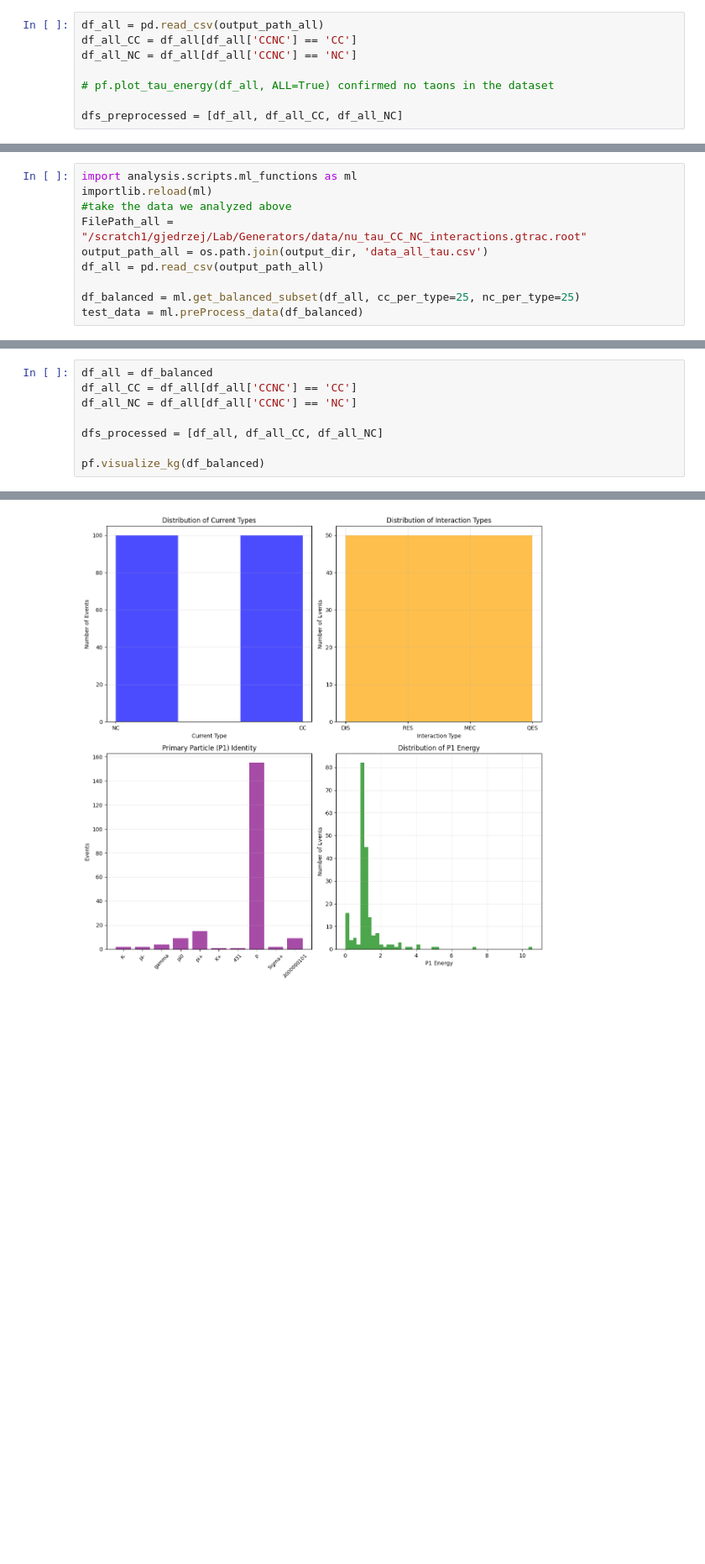
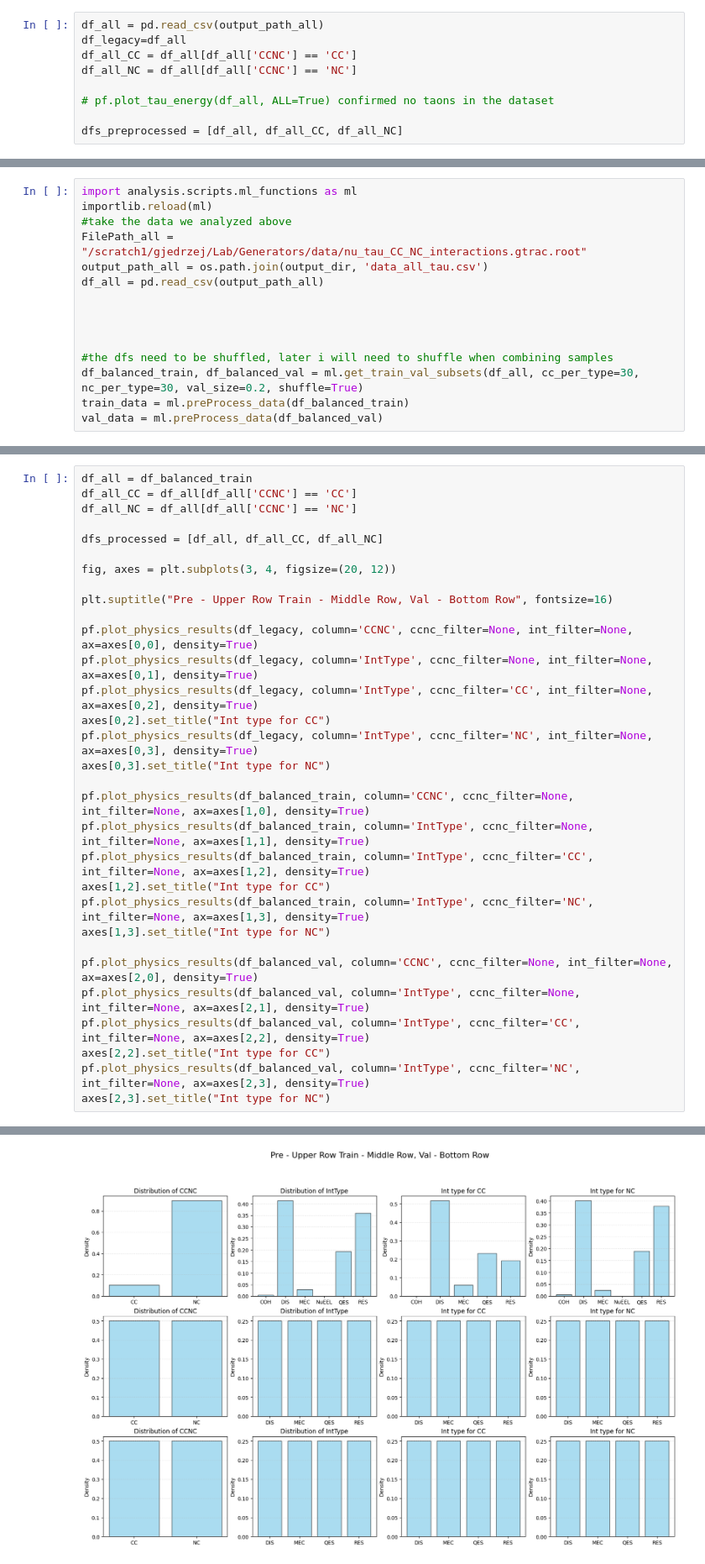
Before and after one commit to PasiekaFUW/Masters_Thesis, a Jupyter notebook: Lab/analysis/NN.ipynb, the cells around one changed output, grey strips where cells are left out. Shown at 84% size. Drawn from its saved outputs; the diff is of its cells as text; blank space fills up the shorter version.

```diff
--- a/Lab/analysis/NN.ipynb
+++ b/Lab/analysis/NN.ipynb
@@ -55,6 +60,7 @@ output_path_all = os.path.join(output_dir, 'data_all_tau.csv')
 Histrogramy dla próbek wygenerowanych całościowo (0.5-30 GeV) z rozpadającym się Taonem
 # %%
 df_all = pd.read_csv(output_path_all)
+df_legacy=df_all
 df_all_CC = df_all[df_all['CCNC'] == 'CC']
 df_all_NC = df_all[df_all['CCNC'] == 'NC']
 
@@ -144,6 +150,11 @@ FilePath_all = "/scratch1/gjedrzej/Lab/Generators/data/nu_tau_CC_NC_interactions
 output_path_all = os.path.join(output_dir, 'data_all_tau.csv')
 df_all = pd.read_csv(output_path_all)
 
-df_balanced = ml.get_balanced_subset(df_all, cc_per_type=25, nc_per_type=25)
-test_data = ml.preProcess_data(df_balanced)
+
+
+
+#the dfs need to be shuffled, later i will need to shuffle when combining samples
+df_balanced_train, df_balanced_val = ml.get_train_val_subsets(df_all, cc_per_type=30, nc_per_type=30, val_size=0.2, shuffle=True)
+train_data = ml.preProcess_data(df_balanced_train)
+val_data = ml.preProcess_data(df_balanced_val)
 # %% [output]
@@ -154,11 +167,34 @@ test_data = ml.preProcess_data(df_balanced)
 # Plotting Class Separation Hypothesis AFTER data preprocessing
 Histrogramy dla próbek wygenerowanych całościowo (0.5-30 GeV) z rozpadającym się Taonem
 # %%
-df_all = df_balanced
+df_all = df_balanced_train
 df_all_CC = df_all[df_all['CCNC'] == 'CC']
 df_all_NC = df_all[df_all['CCNC'] == 'NC']
 
 dfs_processed = [df_all, df_all_CC, df_all_NC]
 
-pf.visualize_kg(df_balanced)
+fig, axes = plt.subplots(3, 4, figsize=(20, 12))
+
+plt.suptitle("Pre - Upper Row Train - Middle Row, Val - Bottom Row", fontsize=16)
+
+pf.plot_physics_results(df_legacy, column='CCNC', ccnc_filter=None, int_filter=None, ax=axes[0,0], density=True)
+pf.plot_physics_results(df_legacy, column='IntType', ccnc_filter=None, int_filter=None, ax=axes[0,1], density=True)
+pf.plot_physics_results(df_legacy, column='IntType', ccnc_filter='CC', int_filter=None, ax=axes[0,2], density=True)
+axes[0,2].set_title("Int type for CC")
+pf.plot_physics_results(df_legacy, column='IntType', ccnc_filter='NC', int_filter=None, ax=axes[0,3], density=True)
+axes[0,3].set_title("Int type for NC")
+
+pf.plot_physics_results(df_balanced_train, column='CCNC', ccnc_filter=None, int_filter=None, ax=axes[1,0], density=True)
+pf.plot_physics_results(df_balanced_train, column='IntType', ccnc_filter=None, int_filter=None, ax=axes[1,1], density=True)
+pf.plot_physics_results(df_balanced_train, column='IntType', ccnc_filter='CC', int_filter=None, ax=axes[1,2], density=True)
+axes[1,2].set_title("Int type for CC")
+pf.plot_physics_results(df_balanced_train, column='IntType', ccnc_filter='NC', int_filter=None, ax=axes[1,3], density=True)
+axes[1,3].set_title("Int type for NC")
+
+pf.plot_physics_results(df_balanced_val, column='CCNC', ccnc_filter=None, int_filter=None, ax=axes[2,0], density=True)
+pf.plot_physics_results(df_balanced_val, column='IntType', ccnc_filter=None, int_filter=None, ax=axes[2,1], density=True)
+pf.plot_physics_results(df_balanced_val, column='IntType', ccnc_filter='CC', int_filter=None, ax=axes[2,2], density=True)
+axes[2,2].set_title("Int type for CC")
+pf.plot_physics_results(df_balanced_val, column='IntType', ccnc_filter='NC', int_filter=None, ax=axes[2,3], density=True)
+axes[2,3].set_title("Int type for NC")
 # %% [output]
@@ -165,4 +202,4 @@ pf.visualize_kg(df_balanced)
-[figure, old version]
+[figure, new version]
 # %%
 import analysis.scripts.plotting_functions as pf
 importlib.reload(pf)
```
Also changed, not shown: parts of 19 cells of this notebook, 2 other files.
